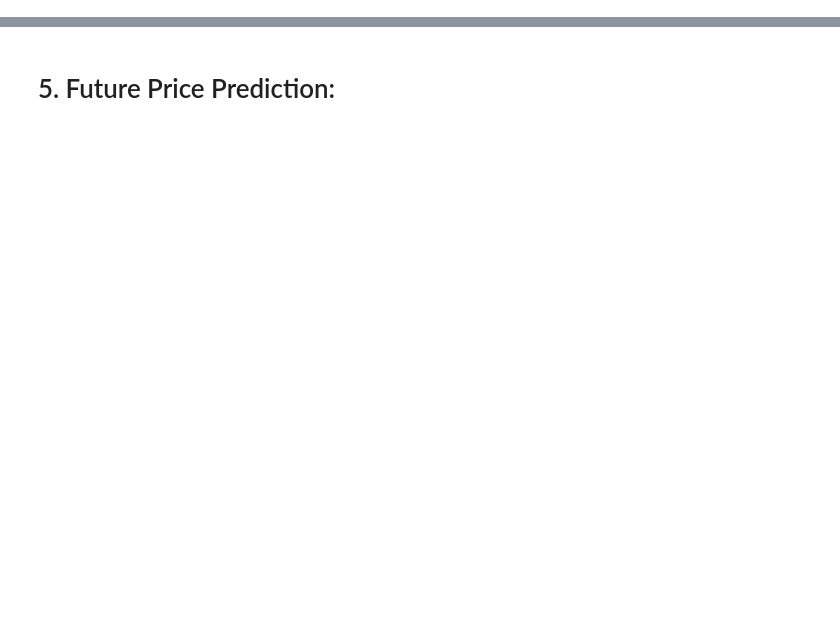
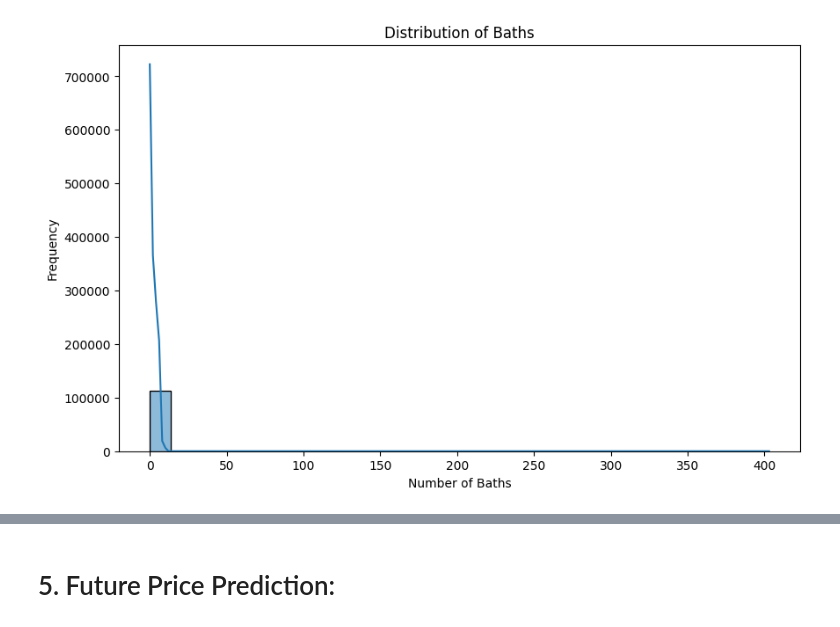
Before and after one commit to sadafwalliyani/Data_science_Projects, a Jupyter notebook: Task-1/House_Price_Analysis_and_Prediction.ipynb, the cells around one changed output, grey strips where cells are left out. Cells and saved outputs as stored; diff of their text form; code cells hidden in the pictures; blank space fills up the shorter version.

```diff
--- a/Task-1/House_Price_Analysis_and_Prediction.ipynb
+++ b/Task-1/House_Price_Analysis_and_Prediction.ipynb
@@ -72,2 +128,0 @@ Drop 'Agency' and 'agent' columns due to many missing  values
-# %%
-df.drop(columns=['agency','agent'], inplace=True)
@@ -325,0 +129,13 @@ plt.show()
+# %%
+# Standardize Area Type
+df['Area Type'] = df['Area Type'].str.strip().str.capitalize()
+# Standardize Area Category
+df['Area Category'] = df['Area Category'].str.strip()
+df['property_type'] = df['property_type'].str.strip().str.capitalize()
+df['location'] = df['location'].str.strip().str.capitalize()
+df['city'] = df['city'].str.strip().str.capitalize()
+df['province_name'] = df['province_name'].str.strip().str.capitalize()
+df['area'] = df['area'].str.strip().str.capitalize()
+df['purpose'] = df['purpose'].str.strip().str.capitalize()
+df['agency'] = df['agency'].str.strip().str.capitalize()
+df['agent'] = df['agent'].str.strip().str.capitalize()
@@ -325,0 +296,10 @@ plt.show()
+# %%
+# Plot histogram of baths
+plt.figure(figsize=(10, 6))
+sns.histplot(df['baths'], kde=True, bins=30)
+plt.title('Distribution of Baths')
+plt.xlabel('Number of Baths')
+plt.ylabel('Frequency')
+plt.show()
+# %% [output]
+[figure, added]
```
Also changed, not shown: parts of 128 cells of this notebook, 2 other files.
